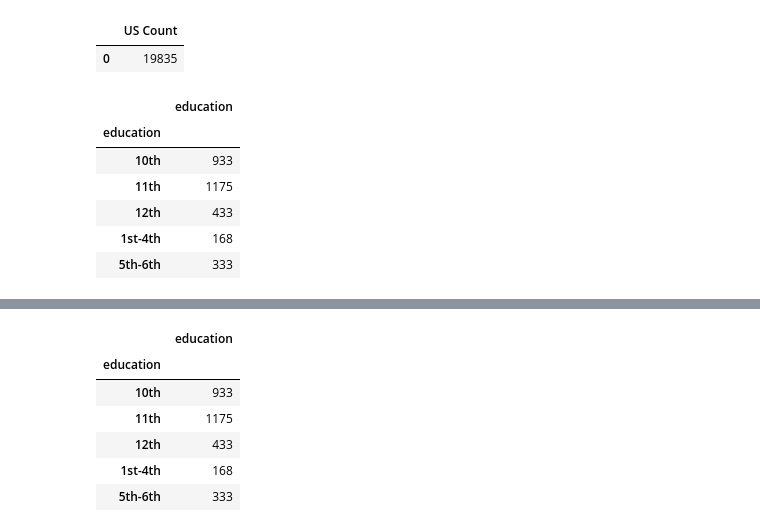
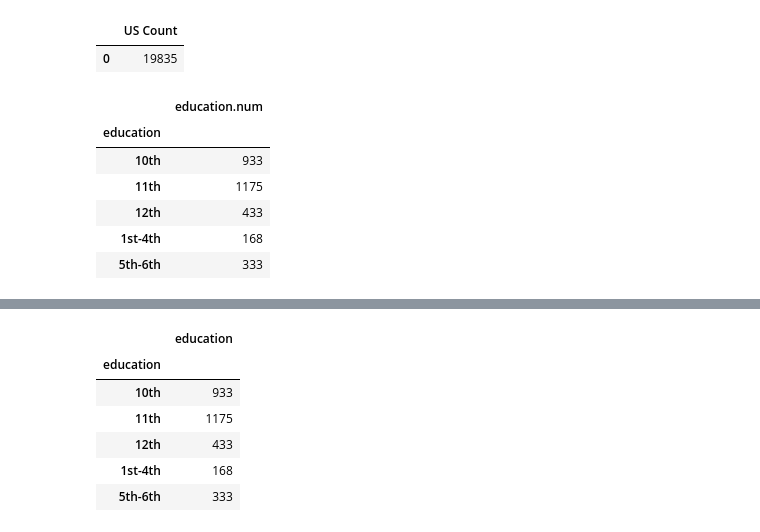
Before and after one commit to markerickson314/project-one, a Jupyter notebook: Katrice.ipynb, the cells around one changed output, grey strips where cells are left out. Cells and saved outputs as stored; diff of their text form; code cells hidden in the pictures.

```diff
--- a/Katrice.ipynb
+++ b/Katrice.ipynb
@@ -67,10 +67,10 @@ us_count
 # %%
 #education
 education = adult.groupby("education")
-education_df = pd.DataFrame(education["education"].count())
+education_df = pd.DataFrame(education["education.num"].count())
 education_df.head()
 # %% [output]
-|  | education |
+|  | education.num |
 | education |  |
 | 10th | 933 |
 | 11th | 1175 |
```
Also changed, not shown: parts of 5 cells of this notebook, 1 other file.
